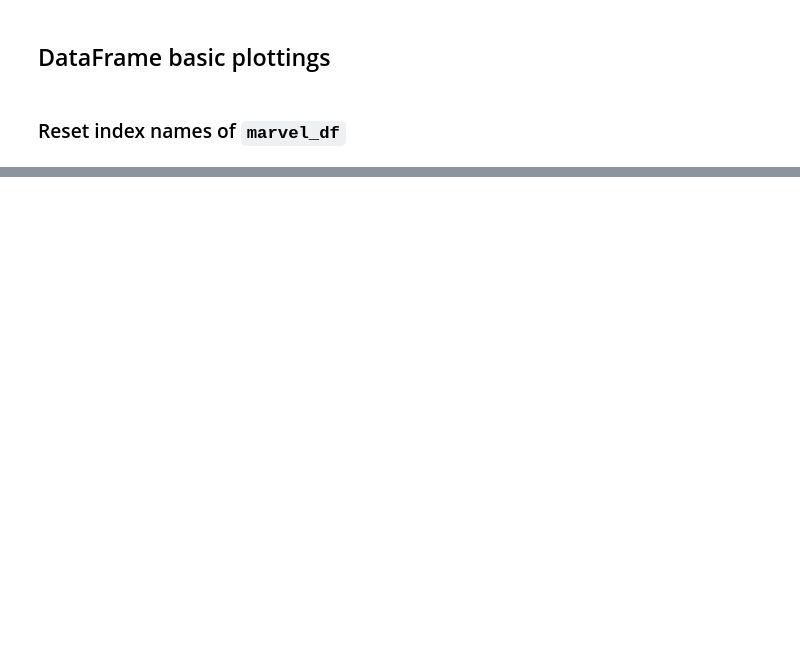
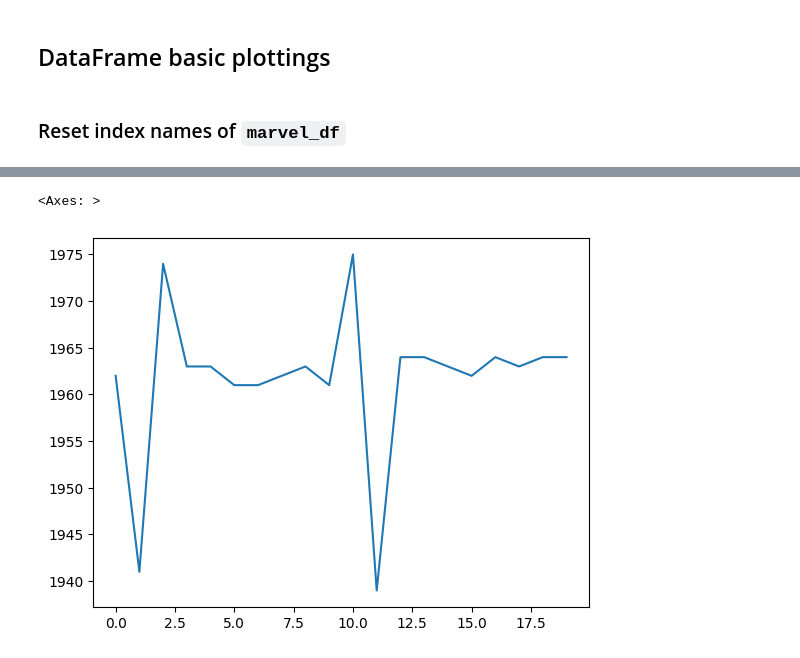
Before and after one commit to mohammadkhorshed/python-practice, a Jupyter notebook: pandas/pandas_DataFrames_exercises_freecodecamp.ipynb, the cells around one changed output, grey strips where cells are left out. Saved outputs shown, nothing was run; the diff lists cells and outputs as text; code cells hidden in the pictures; blank space fills up the shorter version.

```diff
--- a/pandas/pandas_DataFrames_exercises_freecodecamp.ipynb
+++ b/pandas/pandas_DataFrames_exercises_freecodecamp.ipynb
@@ -351,0 +368,5 @@ marvel_df[(marvel_df['sex'] == 'female') & (marvel_df['first_appearance'] > 1970
+# %%
+marvel_df.drop('name', axis=1, inplace= True)
+# %%
+marvel_df = marvel_df.reset_index()
+marvel_df.head()
@@ -358,3 +393,8 @@ marvel_df[(marvel_df['sex'] == 'female') & (marvel_df['first_appearance'] > 1970
+# %%
+marvel_df.first_appearance.plot()
+# %% [output]
+<Axes: >
+[figure, added]
 # %% [markdown]
 
 
```
Also changed, not shown: parts of 24 cells of this notebook.
